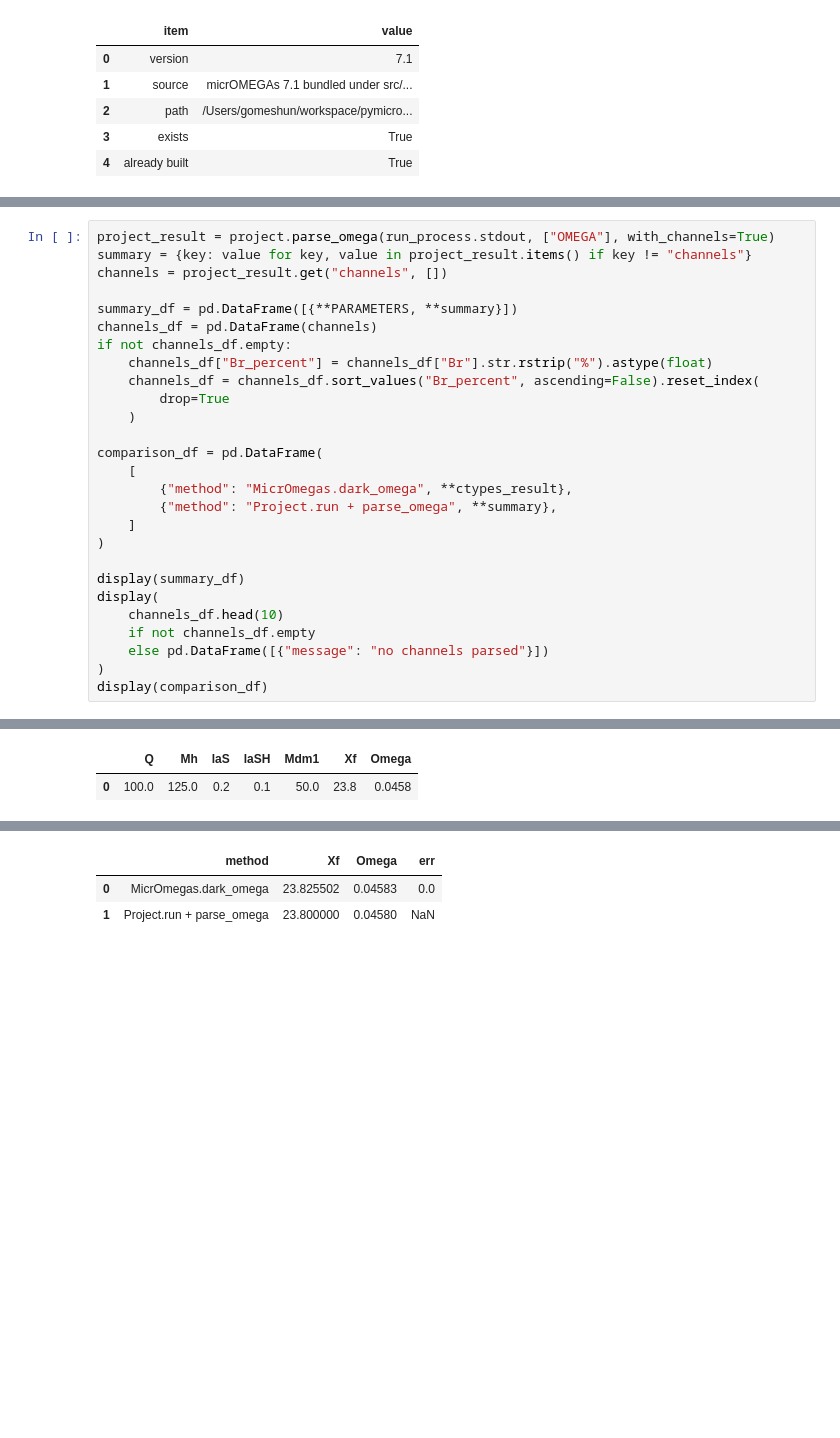
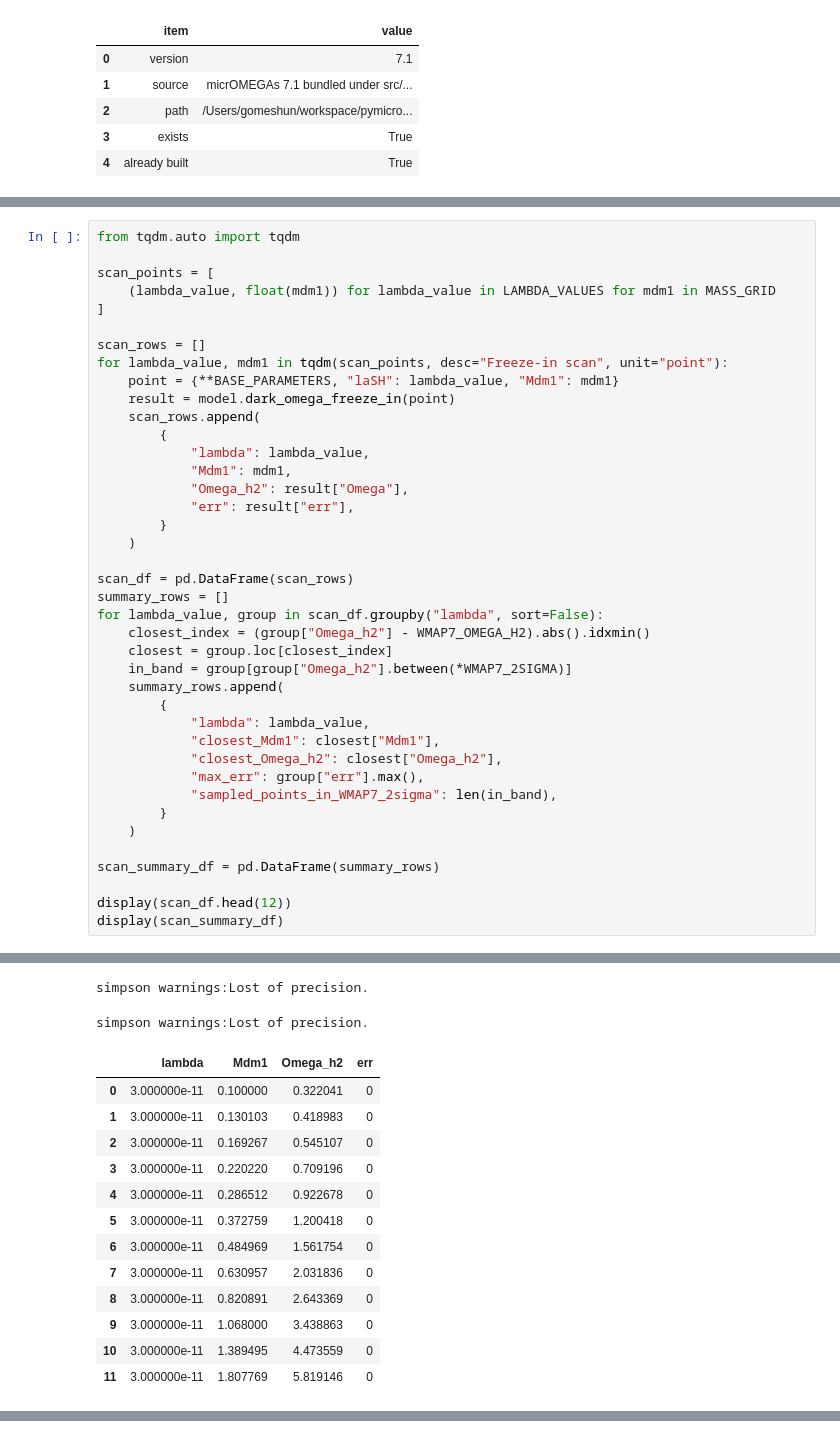
Before and after one commit to gomeshun/pymicromegas, a Jupyter notebook: notebooks/micromegas_demo.ipynb, the cells around one changed output, grey strips where cells are left out. Saved outputs shown, nothing was run; the diff lists cells and outputs as text; blank space fills up the shorter version.

```diff
--- a/notebooks/micromegas_demo.ipynb
+++ b/notebooks/micromegas_demo.ipynb
@@ -212,28 +226,41 @@ Extract the relic density, freeze-out parameter, and contributing annihilation c
 # %%
-project_result = project.parse_omega(run_process.stdout, ["OMEGA"], with_channels=True)
-summary = {key: value for key, value in project_result.items() if key != "channels"}
-channels = project_result.get("channels", [])
+from tqdm.auto import tqdm
 
-summary_df = pd.DataFrame([{**PARAMETERS, **summary}])
-channels_df = pd.DataFrame(channels)
-if not channels_df.empty:
-    channels_df["Br_percent"] = channels_df["Br"].str.rstrip("%").astype(float)
-    channels_df = channels_df.sort_values("Br_percent", ascending=False).reset_index(
-        drop=True
+scan_points = [
+    (lambda_value, float(mdm1)) for lambda_value in LAMBDA_VALUES for mdm1 in MASS_GRID
+]
+
+scan_rows = []
+for lambda_value, mdm1 in tqdm(scan_points, desc="Freeze-in scan", unit="point"):
+    point = {**BASE_PARAMETERS, "laSH": lambda_value, "Mdm1": mdm1}
+    result = model.dark_omega_freeze_in(point)
+    scan_rows.append(
+        {
+            "lambda": lambda_value,
+            "Mdm1": mdm1,
+            "Omega_h2": result["Omega"],
+            "err": result["err"],
+        }
     )
 
-comparison_df = pd.DataFrame(
-    [
-        {"method": "MicrOmegas.dark_omega", **ctypes_result},
-        {"method": "Project.run + parse_omega", **summary},
-    ]
-)
+scan_df = pd.DataFrame(scan_rows)
+summary_rows = []
+for lambda_value, group in scan_df.groupby("lambda", sort=False):
+    closest_index = (group["Omega_h2"] - WMAP7_OMEGA_H2).abs().idxmin()
+    closest = group.loc[closest_index]
+    in_band = group[group["Omega_h2"].between(*WMAP7_2SIGMA)]
+    summary_rows.append(
+        {
+            "lambda": lambda_value,
+            "closest_Mdm1": closest["Mdm1"],
+            "closest_Omega_h2": closest["Omega_h2"],
+            "max_err": group["err"].max(),
+            "sampled_points_in_WMAP7_2sigma": len(in_band),
+        }
+    )
 
-display(summary_df)
-display(
-    channels_df.head(10)
-    if not channels_df.empty
-    else pd.DataFrame([{"message": "no channels parsed"}])
-)
-display(comparison_df)
+scan_summary_df = pd.DataFrame(summary_rows)
+
+display(scan_df.head(12))
+display(scan_summary_df)
 # %% [output]
@@ -240,2 +274,15 @@ display(comparison_df)
+simpson warnings:Lost of precision.
+simpson warnings:Lost of precision.
-|  | Q | Mh | laS | laSH | Mdm1 | Xf | Omega |
-| 0 | 100.0 | 125.0 | 0.2 | 0.1 | 50.0 | 23.8 | 0.0458 |
+|  | lambda | Mdm1 | Omega_h2 | err |
+| 0 | 3.000000e-11 | 0.100000 | 0.322041 | 0 |
+| 1 | 3.000000e-11 | 0.130103 | 0.418983 | 0 |
+| 2 | 3.000000e-11 | 0.169267 | 0.545107 | 0 |
+| 3 | 3.000000e-11 | 0.220220 | 0.709196 | 0 |
+| 4 | 3.000000e-11 | 0.286512 | 0.922678 | 0 |
+| 5 | 3.000000e-11 | 0.372759 | 1.200418 | 0 |
+| 6 | 3.000000e-11 | 0.484969 | 1.561754 | 0 |
+| 7 | 3.000000e-11 | 0.630957 | 2.031836 | 0 |
+| 8 | 3.000000e-11 | 0.820891 | 2.643369 | 0 |
+| 9 | 3.000000e-11 | 1.068000 | 3.438863 | 0 |
+| 10 | 3.000000e-11 | 1.389495 | 4.473559 | 0 |
+| 11 | 3.000000e-11 | 1.807769 | 5.819146 | 0 |
@@ -247,4 +293 @@ display(comparison_df)
-|  | method | Xf | Omega | err |
-| 0 | MicrOmegas.dark_omega | 23.825502 | 0.04583 | 0.0 |
-| 1 | Project.run + parse_omega | 23.800000 | 0.04580 | NaN |
 # %% [markdown]
```
Also changed, not shown: parts of 12 cells of this notebook, 1 other file.
